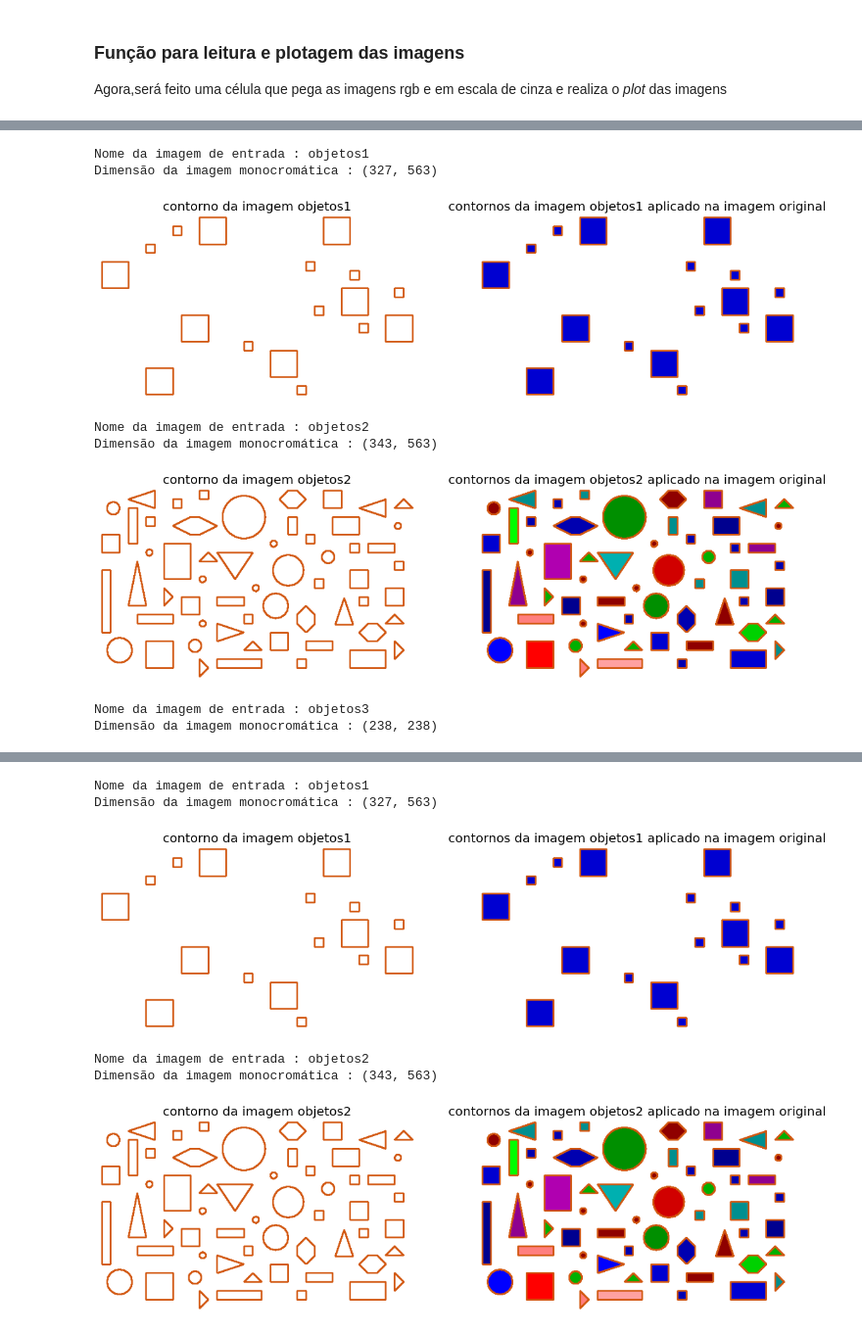
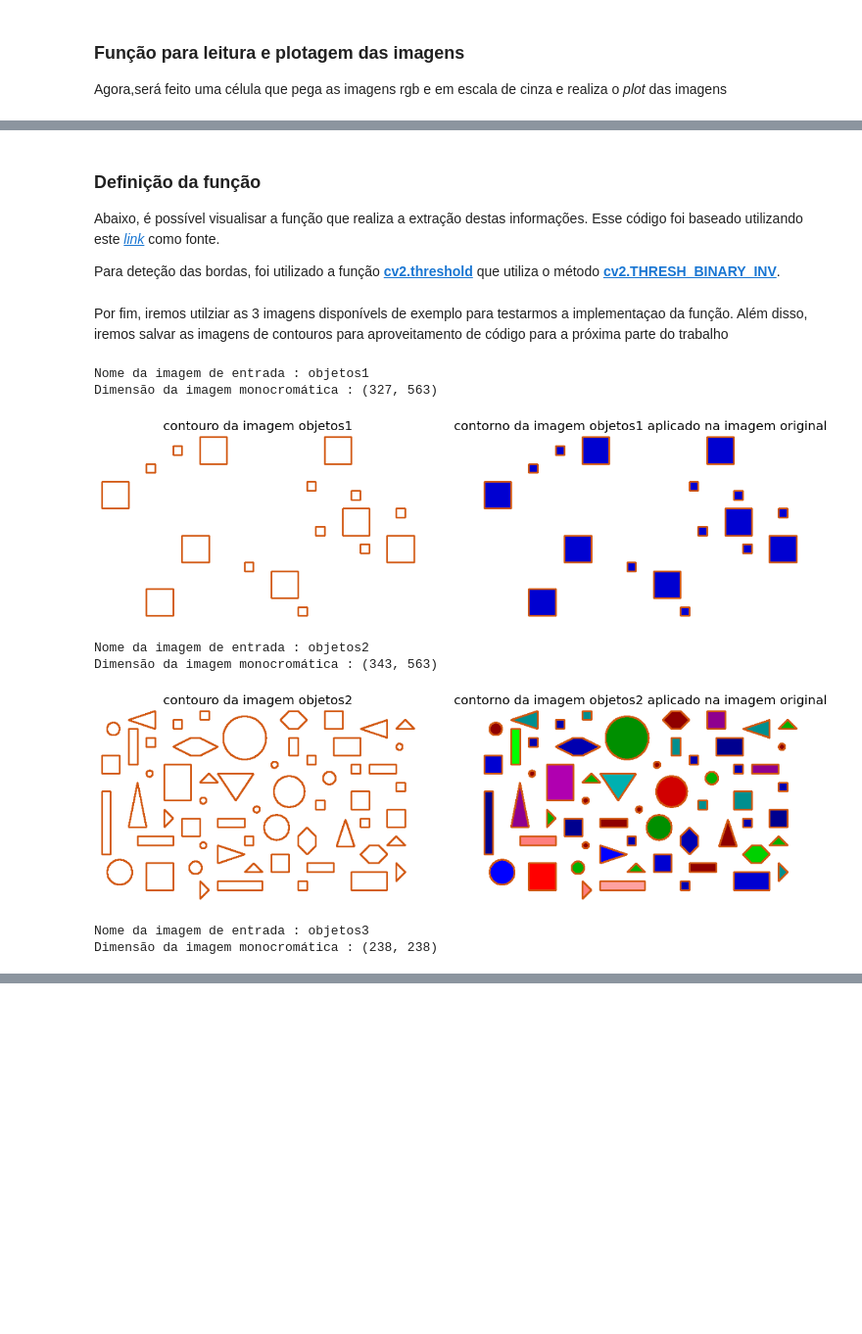
Before and after one commit to borin98/Introdu-o-ao-Processamento-de-Imagem-Digital, a Jupyter notebook: Trabalhos/Trabalho 4/Trabalho4Script.ipynb, the cells around one changed output, grey strips where cells are left out. Shown: that part at 98% size. Drawn from its saved outputs; the diff is of its cells as text; code cells hidden in the pictures; blank space fills up the shorter version.

Commit message:
Falta só documentar a última parte do relatório e ai já posso submeter o trabalho 4

```diff
--- a/Trabalhos/Trabalho 4/Trabalho4Script.ipynb
+++ b/Trabalhos/Trabalho 4/Trabalho4Script.ipynb
@@ -230,5 +222,10 @@ https://learnopencv.com/contour-detection-using-opencv-python-c/
+# %% [markdown]
+### Definição da função
+Abaixo, é possível visualisar a função que realiza a extração destas informações. Esse código foi baseado utilizando este [_link_](https://learnopencv.com/contour-detection-using-opencv-python-c/) como fonte.
+
+Para deteção das bordas, foi utilizado a função [**cv2.threshold**](https://docs.opencv.org/4.x/d7/d4d/tutorial_py_thresholding.html) que utiliza o método [**cv2.THRESH_BINARY_INV**](https://docs.opencv.org/3.4/d7/d1b/group__imgproc__misc.html#ggaa9e58d2860d4afa658ef70a9b1115576a19120b1a11d8067576cc24f4d2f03754).
 # %%
-def get_image_contorn(gray_img: np.ndarray, rgb_image: np.ndarray, file_name: str, t_min: int = 30, t_max: int = 200,
+def get_image_contour(gray_img: np.ndarray, rgb_image: np.ndarray, file_name: str, t_min: int = 30, t_max: int = 200,
                       plot_image: bool = True, **kwargs: dict) -> tuple[np.ndarray, np.ndarray]:
     """
     Função que extrai os cortonos de uma imagem e retorna uma imagem que contém os cortornos dos objetos da imagem
@@ -240,10 +237,10 @@ def get_image_contorn(gray_img: np.ndarray, rgb_image: np.ndarray, file_name: st
         t_min (int): valor opcional para de threshold mínimo para se utilizar no algorítmo dc v2.threshold. O seu valor padrão é 30
         t_max (int): valor opcional para de threshold máximo para se utilizar no algorítmo do cv2.threshold. O seu valor padrão é 200
         plot_image (bool): boleano que representa
-        **kwargs (dict): dicionário que contém alguns parâmetros opcionais tais como a cor para demonstração dos contornos, tamanho da figura e o tamanho da fonte
+        **kwargs (dict): dicionário que contém alguns parâmetros opcionais tais como a cor para demonstração dos contouros, tamanho da figura e o tamanho da fonte
 
     Returns:
-        (np.ndarray): Retorna a imagem com os contornos dos objetos detectados
+        (tuple[np.ndarray, np.ndarray]): Retorna uma tupla que contém respectivamente a imagem com os contouros dos objetos detectados e a imagem RGB original com o contouro dos objetos em enfaze
 
     """
 
@@ -277,41 +274,39 @@ def get_image_contorn(gray_img: np.ndarray, rgb_image: np.ndarray, file_name: st
 
     contours, _ = cv2.findContours(threshold_values, cv2.RETR_EXTERNAL, cv2.CHAIN_APPROX_NONE)
 
-    # Agora, iremos desenhar o contorno tanto para a imagem original
+    # Agora, iremos desenhar o contouro tanto para a imagem original
 
-    # Esta função cria uma imagem com
-    img_with_contorns = cv2.drawContours(np.ones_like(rgb_image) * 255, contours, -1, color_mask, 2).astype(np.uint8)
+    # Esta função cria uma imagem somente com os contouros
+    img_with_contours = cv2.drawContours(np.ones_like(rgb_image) * 255, contours, -1, color_mask, 2).astype(np.uint8)
 
+    # Esta função pega a imagem RGB original e coloca a máscara como os contouros dos objetos encontrados na imagem
     img_with_mask = cv2.drawContours(rgb_image.astype(np.float32), contours, -1, color_mask, 2).astype(np.uint8)
 
     if plot_image:
-        plot_figures_in_line(img_with_contorns, img_with_mask, title1="contorno da imagem {}".format(img_name),
-                             title2="contornos da imagem {} aplicado na imagem original".format(img_name),
+        plot_figures_in_line(img_with_contours, img_with_mask, title1="contouro da imagem {}".format(img_name),
+                             title2="contorno da imagem {} aplicado na imagem original".format(img_name),
                              save_dir="ResultadoImagens/Contorno/",
-                             save_fig="{}Contorno.png".format(img_name),
+                             save_fig="{}controno.png".format(img_name),
                              figsize=figsize_val,
                              fontsize_title=fontsize_title)
 
-    return contours, img_with_contorns
+    return contours, img_with_contours
+# %% [markdown]
+Por fim, iremos utilziar as 3 imagens disponívels de exemplo para testarmos a implementaçao da função. Além disso, iremos salvar as imagens de contouros para aproveitamento de código para a próxima parte do trabalho
 # %%
-images_contorns = []
+# Lista que salvará todas as imagens com as bordas dos objetos encontrados
+images_contours = []
 
 for gray_img, rgb_image, image_name in zip(gray_images, rgb_images, image_files_path):
-    img_contorn, _ = get_image_contorn(gray_img, rgb_image, image_name, t_min=190, t_max=255)
-    images_contorns.append(img_contorn)
+    img_contour, _ = get_image_contour(gray_img, rgb_image, image_name, t_min=190, t_max=255)
+    images_contours.append(img_contour)
 # %% [output]
 Nome da imagem de entrada : objetos1
 Dimensão da imagem monocromática : (327, 563)
-[figure, old version]
+[figure, new version]
 Nome da imagem de entrada : objetos2
 Dimensão da imagem monocromática : (343, 563)
-[figure, old version]
+[figure, new version]
 Nome da imagem de entrada : objetos3
 Dimensão da imagem monocromática : (238, 238)
 [figure]
-Nome da imagem de entrada : objetos1
-Dimensão da imagem monocromática : (327, 563)
-[figure, removed]
-Nome da imagem de entrada : objetos2
-Dimensão da imagem monocromática : (343, 563)
-[figure, removed]
```
Also changed, not shown: parts of 20 cells of this notebook, 5 other files.
